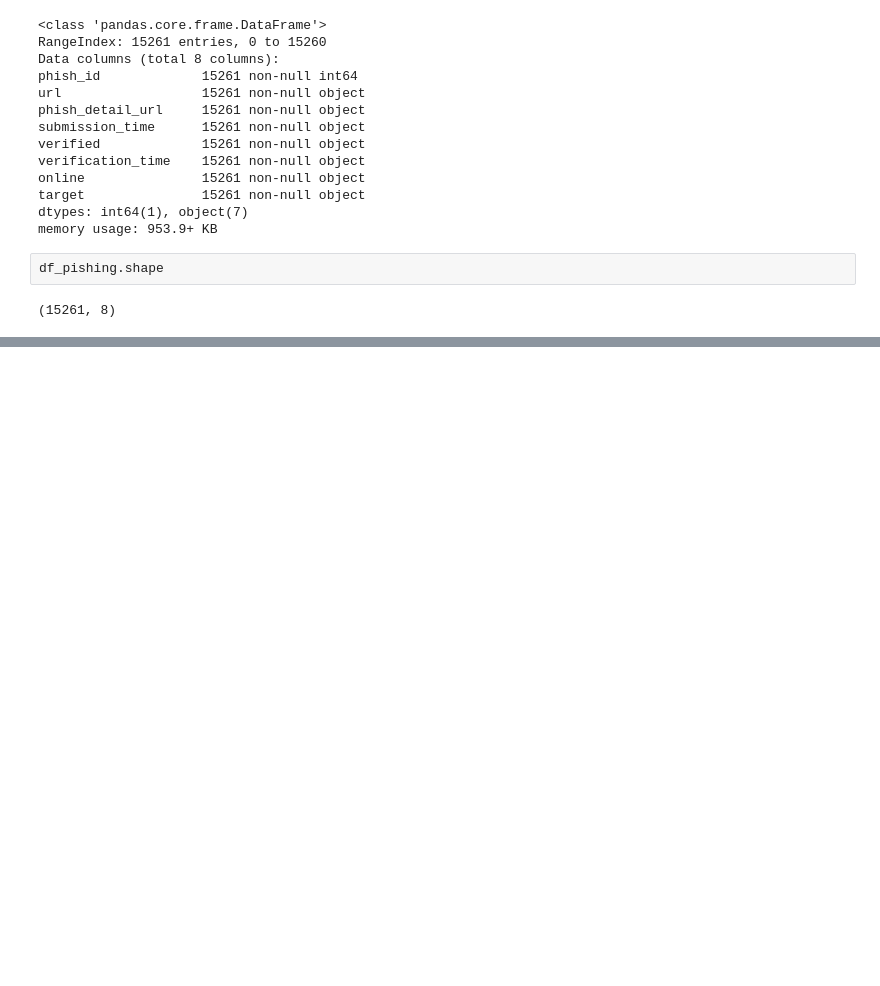
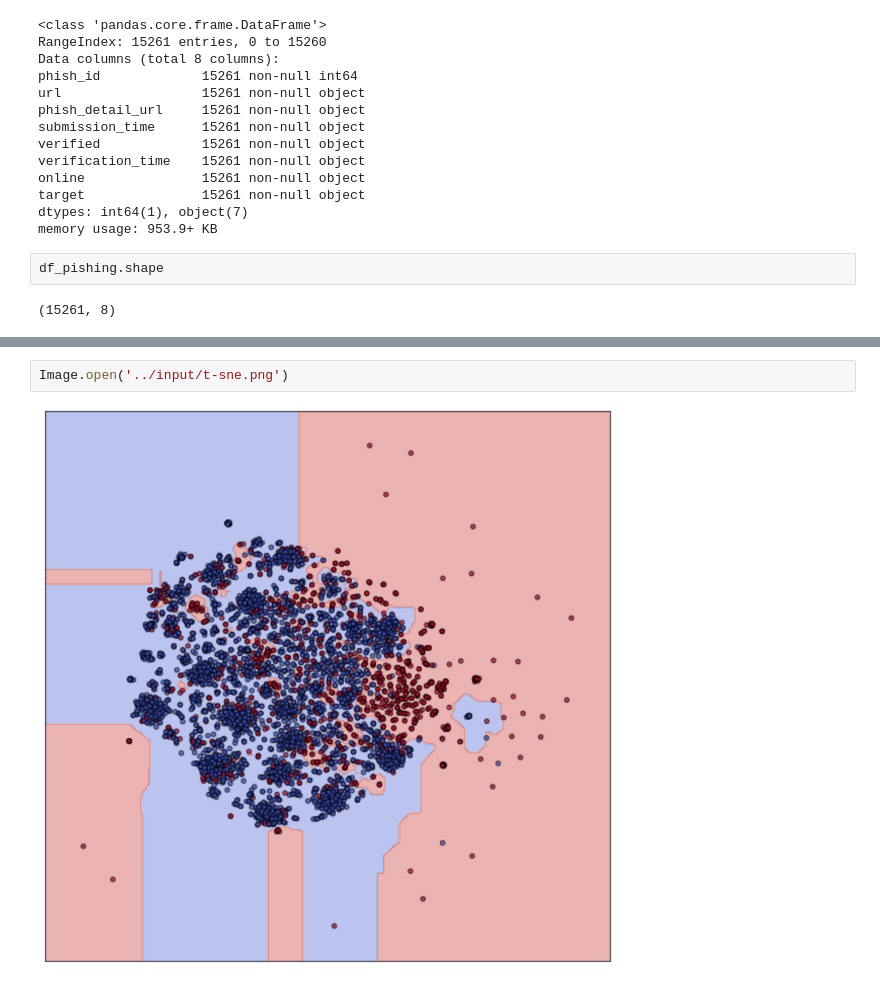
Before and after one commit to cloudfast-bit/phishing-url-classification, a Jupyter notebook: 01-Exploratory-Data-Analysis.ipynb, the cells around one changed output, grey strips where cells are left out. Cells and saved outputs as stored; diff of their text form; blank space fills up the shorter version.

```diff
--- a/01-Exploratory-Data-Analysis.ipynb
+++ b/01-Exploratory-Data-Analysis.ipynb
@@ -289,0 +158,4 @@ plt.show()
+# %%
+Image.open('../input/t-sne.png')
+# %% [output]
+[figure, added]
```
Also changed, not shown: parts of 18 cells of this notebook.
